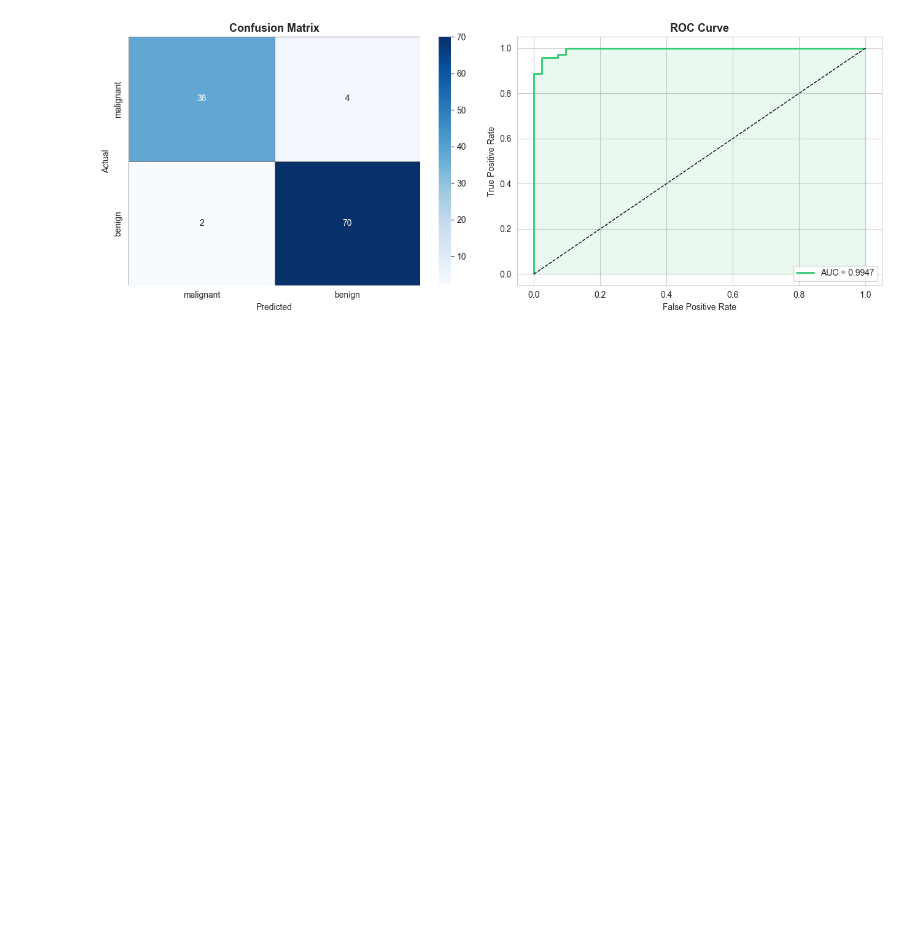
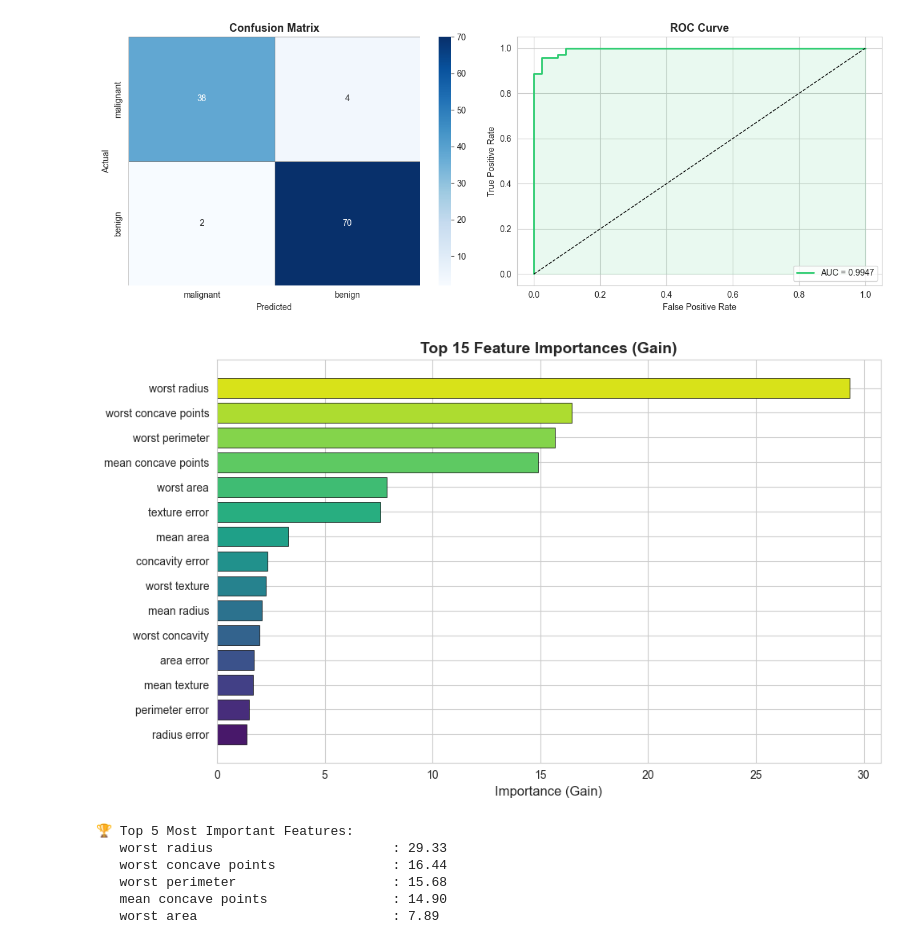
Before and after one commit to abdullah123-collab/Machine_Learning-, a Jupyter notebook: Basics/Supervised_Learning_Algorithms/Classification/XgBoost/xgboost.ipynb, the cells around one changed output. Drawn from its saved outputs; the diff is of its cells as text; code cells hidden in the pictures; blank space fills up the shorter version.

Commit message:
plot feature importance

```diff
--- a/Basics/Supervised_Learning_Algorithms/Classification/XgBoost/xgboost.ipynb
+++ b/Basics/Supervised_Learning_Algorithms/Classification/XgBoost/xgboost.ipynb
@@ -274,3 +274,34 @@ plt.tight_layout()
 plt.show()
 # %% [output]
 [figure]
+# %%
+# Feature importance scores
+importance_dict = model.get_score(importance_type="gain")
+feat_df = (
+    pd.DataFrame(importance_dict.items(), columns=["Feature", "Importance"])
+    .sort_values("Importance", ascending=False)
+    .head(15)
+)
+
+# Plot
+plt.figure(figsize=(10, 6))
+colors = sns.color_palette("viridis", len(feat_df))
+bars = plt.barh(feat_df["Feature"], feat_df["Importance"],
+                color=colors[::-1], edgecolor="black", linewidth=0.5)
+plt.xlabel("Importance (Gain)", fontsize=12)
+plt.title("Top 15 Feature Importances (Gain)", fontsize=14, fontweight="bold")
+plt.gca().invert_yaxis()
+plt.tight_layout()
+plt.show()
+
+print("\n🏆 Top 5 Most Important Features:")
+for i, row in feat_df.head(5).iterrows():
+    print(f"   {row['Feature']:<35}: {row['Importance']:.2f}")
+# %% [output]
+[figure, added]
+🏆 Top 5 Most Important Features:
+   worst radius                       : 29.33
+   worst concave points               : 16.44
+   worst perimeter                    : 15.68
+   mean concave points                : 14.90
+   worst area                         : 7.89
```
